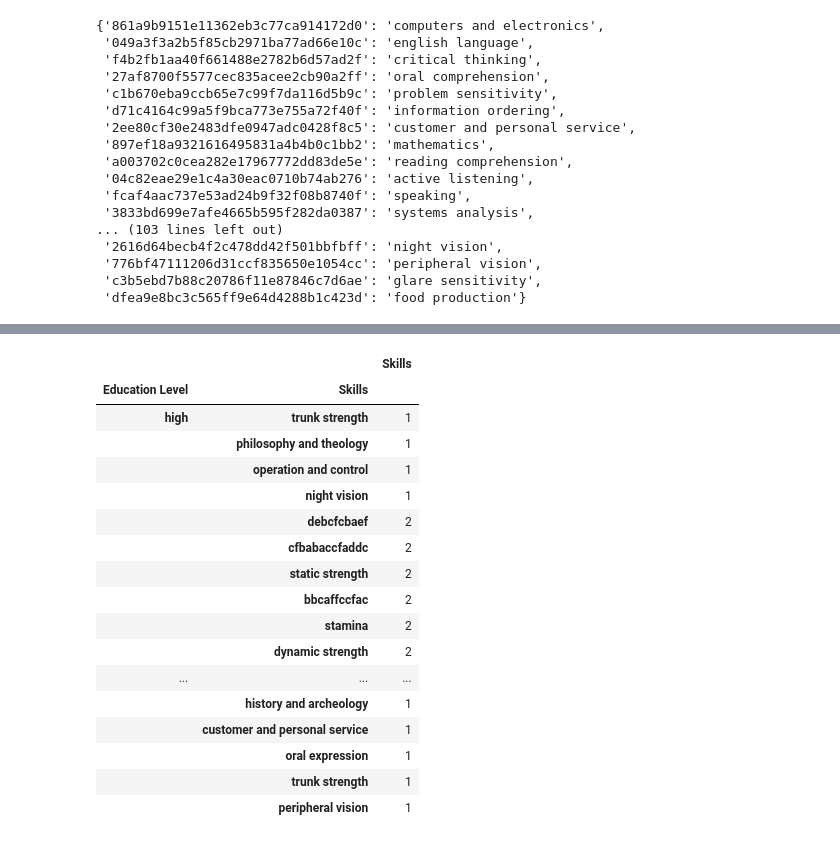
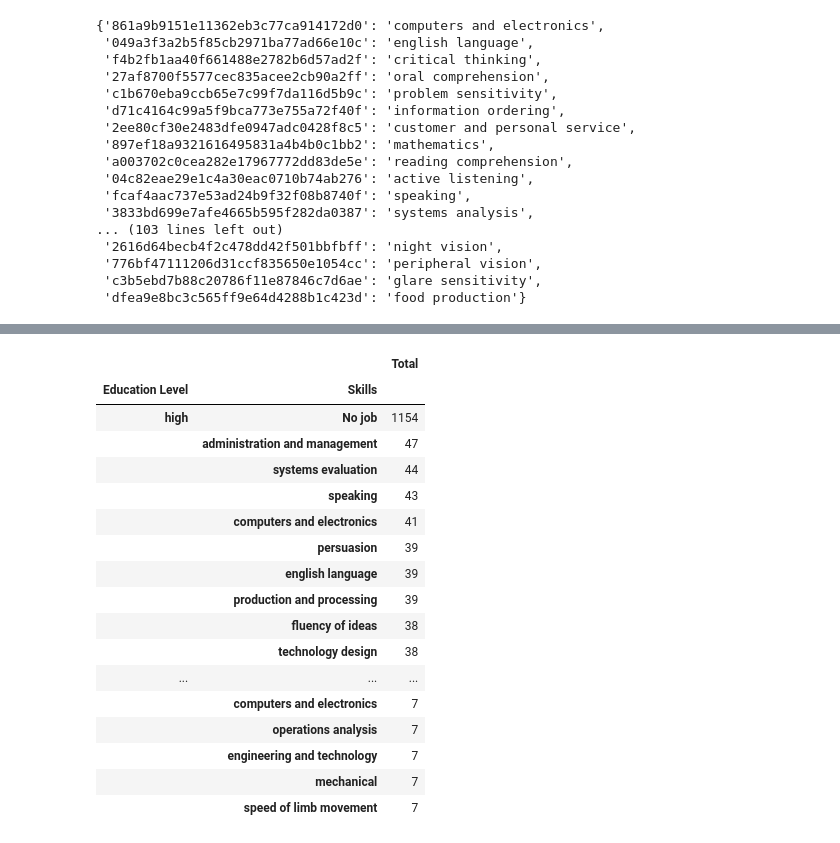
Before and after one commit to ssarahreyes/ih_datamadpt1120_project_m1, a Jupyter notebook: __trash__/CleaningData_draft.ipynb, the cells around one changed output, grey strips where cells are left out. Saved outputs shown, nothing was run; the diff lists cells and outputs as text; code cells hidden in the pictures.

```diff
--- a/__trash__/CleaningData_draft.ipynb
+++ b/__trash__/CleaningData_draft.ipynb
@@ -422,25 +418,27 @@ group_3 = group_2.apply(lambda x: x.sort_values(ascending=True).head(10))
 # %%
 group_4 = pd.DataFrame(group_3)
-group_4
-# %% [output]
-|  |  | Skills |
-| Education Level | Skills |  |
-| high | trunk strength | 1 |
-|  | philosophy and theology | 1 |
-|  | operation and control | 1 |
-|  | night vision | 1 |
-|  | debcfcbaef | 2 |
-|  | cfbabaccfaddc | 2 |
-|  | static strength | 2 |
-|  | bbcaffccfac | 2 |
-|  | stamina | 2 |
-|  | dynamic strength | 2 |
-| ... | ... | ... |
-|  | history and archeology | 1 |
-|  | customer and personal service | 1 |
-|  | oral expression | 1 |
-|  | trunk strength | 1 |
-|  | peripheral vision | 1 |
+# %%
+group_4 = group_4.rename(columns={'Skills': 'Total'})
+group_4
+# %% [output]
+|  |  | Total |
+| Education Level | Skills |  |
+| high | No job | 1154 |
+|  | administration and management | 47 |
+|  | systems evaluation | 44 |
+|  | speaking | 43 |
+|  | computers and electronics | 41 |
+|  | persuasion | 39 |
+|  | english language | 39 |
+|  | production and processing | 39 |
+|  | fluency of ideas | 38 |
+|  | technology design | 38 |
+| ... | ... | ... |
+|  | computers and electronics | 7 |
+|  | operations analysis | 7 |
+|  | engineering and technology | 7 |
+|  | mechanical | 7 |
+|  | speed of limb movement | 7 |
 # %%
 skills_graph = df_bonus3.plot(x='Education Level', y='Skills', kind='bar');
 # %% [output]
```
Also changed, not shown: parts of 15 cells of this notebook, 5 other files.
